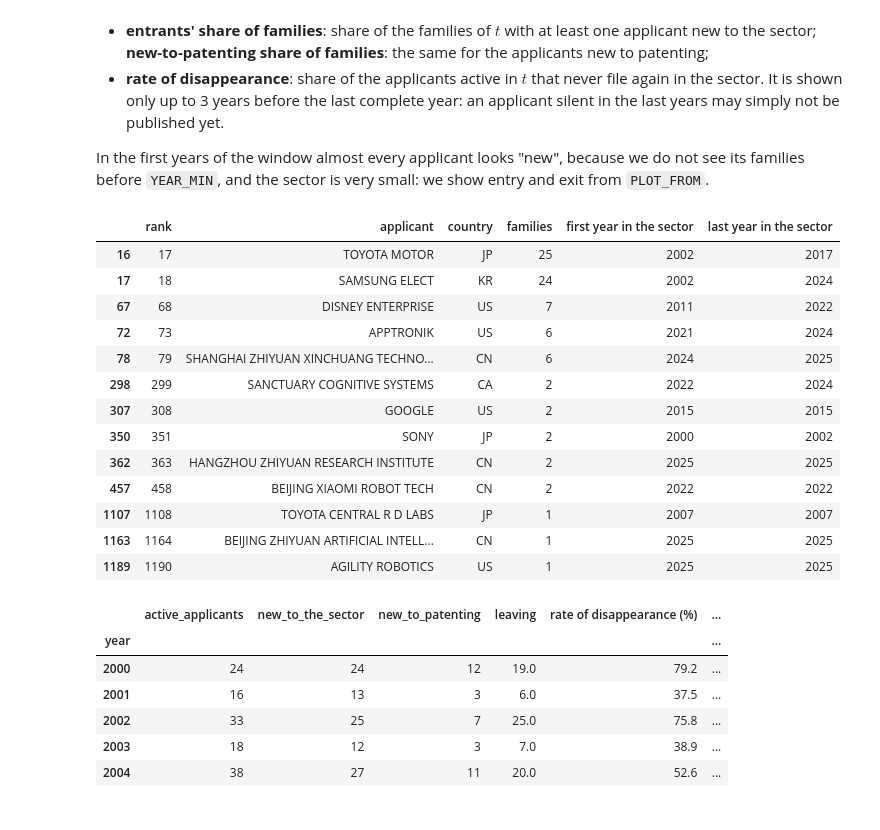
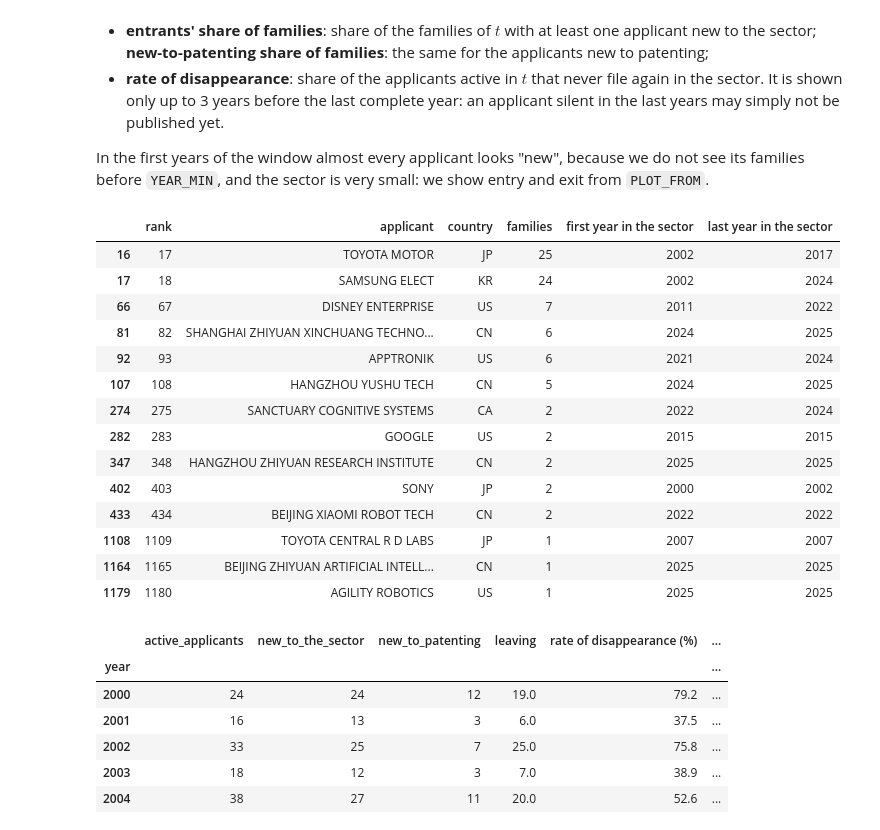
Before and after one commit to thomas240103/group34--Innovation_managment, a Jupyter notebook: Step 0-1-2_imma/step2_concentration_subfields.ipynb, the cells around one changed output. Cells and saved outputs as stored; diff of their text form; code cells hidden in the pictures.

Commit message:
Imma v2: Step 3 present score; Step 2 fixes (Unitree, Aldebaran)

```diff
--- a/Step 0-1-2_imma/step2_concentration_subfields.ipynb
+++ b/Step 0-1-2_imma/step2_concentration_subfields.ipynb
@@ -311,6 +311,22 @@ family_cpc = load_table("family_cpc")                  # the CPC symbols of the
 family_ipc = load_table("family_ipc")                  # the IPC symbols, for the families without CPC (Section 5.3)
 family_citations = load_table("family_citations")      # citations between the families of the sector and all the other families
 
+# Names written only in Chinese characters cannot be read by the brand key of Step 0 (it works on Latin letters).
+# The one that we found by hand (Step 3, Section 2.2) joins its firm: the families do not change, the duplicate applicant goes.
+SAME_FIRM = {"软银机器人欧洲公司": "ALDEBARAN ROBOTICS"}          # "SoftBank Robotics Europe" written in Chinese
+known = lambda s: (s[s.fillna("").astype(str).str.strip() != ""].mode().iloc[0]
+                   if (s.fillna("").astype(str).str.strip() != "").any() else "")        # the most frequent non-empty value
+for name, firm in SAME_FIRM.items():
+    print(f"{name.encode('unicode_escape').decode()} -> {firm}: "
+          f"{family_applicants.loc[family_applicants['applicant'] == name, 'docdb_family_id'].nunique()} families")
+    auto = applicant_names.loc[applicant_names["applicant"] == firm, "applicant_auto"]
+    applicant_names.loc[applicant_names["applicant"] == name, "applicant_auto"] = auto.mode().iloc[0] if len(auto) else firm
+applicant_names["applicant"] = applicant_names["applicant"].replace(SAME_FIRM)
+family_applicants["applicant"] = family_applicants["applicant"].replace(SAME_FIRM)
+family_applicants = (family_applicants.groupby(["docdb_family_id", "applicant"], as_index=False)
+                     .agg(country=("country", known), applicant_type=("applicant_type", known)))
+family_applicants["weight"] = 1.0 / family_applicants.groupby("docdb_family_id")["applicant"].transform("size")
+
 families = families[families["priority_year"].between(YEAR_MIN, YEAR_MAX)].copy()
 links = prepare_applicants(family_applicants, families, applications)      # year = earliest priority year of the family
 
@@ -700,27 +716,29 @@ Notes on the names:
 In the first years of the window almost every applicant looks "new", because we do not see its families before `YEAR_MIN`, and the sector is very small: we show entry and exit from `PLOT_FROM`.
 # %%
 # Players we know from the press: where are they in our list? (rank among all applicants, families in the sector)
-PRESS_PLAYERS = ["BOSTON DYNAMICS", "GOOGLE", "HYUNDAI", "TESLA", "AGILITY", "APPTRONIK", "UNITREE", "AGIBOT", "ZHIYUAN",
+# Unitree files as Hangzhou Yushu Technology (YUSHU), AgiBot probably as Shanghai Zhiyuan Xinchuang (ZHIYUAN)
+PRESS_PLAYERS = ["BOSTON DYNAMICS", "GOOGLE", "HYUNDAI", "TESLA", "AGILITY", "APPTRONIK", "UNITREE", "YUSHU", "AGIBOT", "ZHIYUAN",
                  "XIAOMI", "SANCTUARY", "1X", "TOYOTA", "SAMSUNG", "SONY", "DISNEY", "ELECTROLUX"]
 ranked = top_applicants.reset_index().rename(columns={"index": "applicant"})
 ranked.insert(0, "rank", range(1, len(ranked) + 1))
 hits = ranked[ranked["applicant"].str.contains("|".join(rf"\b{p}\b" for p in PRESS_PLAYERS), regex=True)]
 hits[["rank", "applicant", "country", "families", "first year in the sector", "last year in the sector"]]
 # %% [output]
 |  | rank | applicant | country | families | first year in the sector | last year in the sector |
 | 16 | 17 | TOYOTA MOTOR | JP | 25 | 2002 | 2017 |
 | 17 | 18 | SAMSUNG ELECT | KR | 24 | 2002 | 2024 |
-| 67 | 68 | DISNEY ENTERPRISE | US | 7 | 2011 | 2022 |
-| 72 | 73 | APPTRONIK | US | 6 | 2021 | 2024 |
-| 78 | 79 | SHANGHAI ZHIYUAN XINCHUANG TECHNO... | CN | 6 | 2024 | 2025 |
-| 298 | 299 | SANCTUARY COGNITIVE SYSTEMS | CA | 2 | 2022 | 2024 |
-| 307 | 308 | GOOGLE | US | 2 | 2015 | 2015 |
-| 350 | 351 | SONY | JP | 2 | 2000 | 2002 |
-| 362 | 363 | HANGZHOU ZHIYUAN RESEARCH INSTITUTE | CN | 2 | 2025 | 2025 |
-| 457 | 458 | BEIJING XIAOMI ROBOT TECH | CN | 2 | 2022 | 2022 |
-| 1107 | 1108 | TOYOTA CENTRAL R D LABS | JP | 1 | 2007 | 2007 |
-| 1163 | 1164 | BEIJING ZHIYUAN ARTIFICIAL INTELL... | CN | 1 | 2025 | 2025 |
-| 1189 | 1190 | AGILITY ROBOTICS | US | 1 | 2025 | 2025 |
+| 66 | 67 | DISNEY ENTERPRISE | US | 7 | 2011 | 2022 |
+| 81 | 82 | SHANGHAI ZHIYUAN XINCHUANG TECHNO... | CN | 6 | 2024 | 2025 |
+| 92 | 93 | APPTRONIK | US | 6 | 2021 | 2024 |
+| 107 | 108 | HANGZHOU YUSHU TECH | CN | 5 | 2024 | 2025 |
+| 274 | 275 | SANCTUARY COGNITIVE SYSTEMS | CA | 2 | 2022 | 2024 |
+| 282 | 283 | GOOGLE | US | 2 | 2015 | 2015 |
+| 347 | 348 | HANGZHOU ZHIYUAN RESEARCH INSTITUTE | CN | 2 | 2025 | 2025 |
+| 402 | 403 | SONY | JP | 2 | 2000 | 2002 |
+| 433 | 434 | BEIJING XIAOMI ROBOT TECH | CN | 2 | 2022 | 2022 |
+| 1108 | 1109 | TOYOTA CENTRAL R D LABS | JP | 1 | 2007 | 2007 |
+| 1164 | 1165 | BEIJING ZHIYUAN ARTIFICIAL INTELL... | CN | 1 | 2025 | 2025 |
+| 1179 | 1180 | AGILITY ROBOTICS | US | 1 | 2025 | 2025 |
 # %%
 first_year = by_applicant["year"].min()      # first family of each applicant in the sector
 last_year = by_applicant["year"].max()       # last family of each applicant in the sector
```
Also changed, not shown: parts of 14 cells of this notebook, 2 other files.
